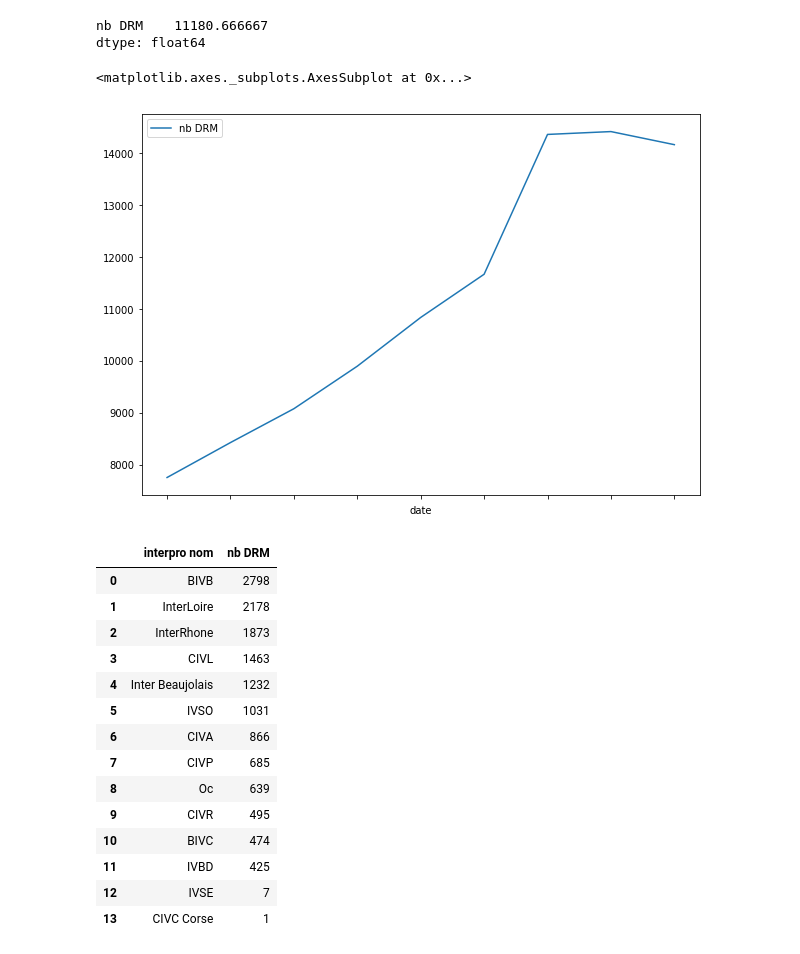
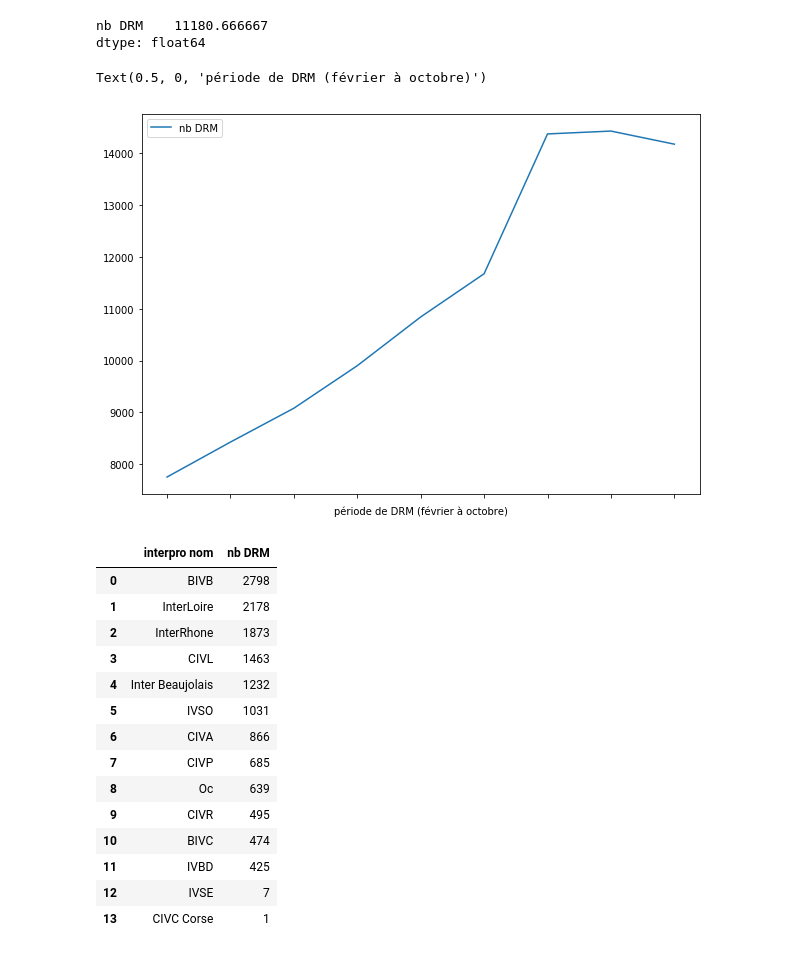
Before and after one commit to 24eme/mutualisation-douane, a Jupyter notebook: stats/stats_indispo.ipynb, the cells around one changed output. Saved outputs shown, nothing was run; the diff lists cells and outputs as text; code cells hidden in the pictures.

```diff
--- a/stats/stats_indispo.ipynb
+++ b/stats/stats_indispo.ipynb
@@ -126,11 +140,12 @@ global_drm.mean()
 # %% [output]
 nb DRM    11180.666667
 dtype: float64
-# %%
-global_drm.plot(figsize=[10, 7])
-# %% [output]
-<matplotlib.axes._subplots.AxesSubplot at 0x...>
-[figure, removed]
+# %%
+fig = global_drm.plot(figsize=[10, 7])
+fig.set_xlabel('période de DRM (février à octobre)')
+# %% [output]
+Text(0.5, 0, 'période de DRM (février à octobre)')
+[figure, added]
 # %%
 les_interpros = interpros[["date", 'interpro nom', "nb DRM"]].groupby(["date", 'interpro nom']).sum().sort_values(by=["date", "nb DRM"], ascending=False).reset_index()
 les_interpros[les_interpros["date"] == last_drm][["interpro nom", "nb DRM"]]
```
Also changed, not shown: parts of 2 cells of this notebook, 1 other file.
